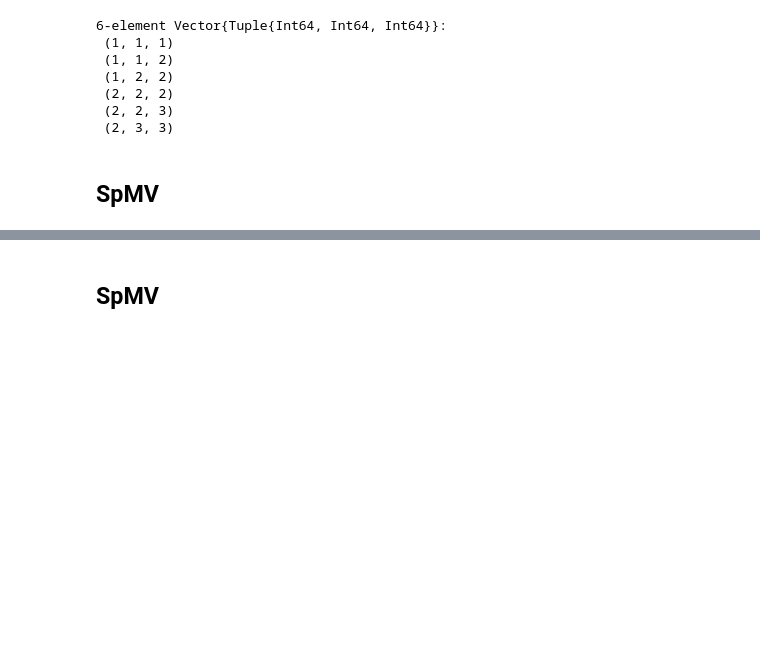
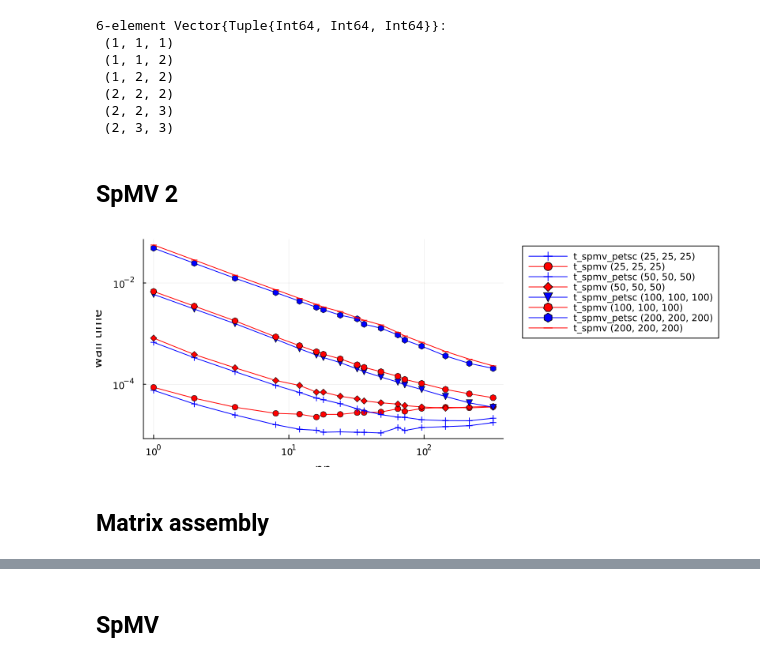
Before and after one commit to fverdugo/PartitionedArrays.jl, a Jupyter notebook: PartitionedArraysBenchmarks/analysis/analysis.ipynb, the cells around one changed output, grey strips where cells are left out. Cells and saved outputs as stored; diff of their text form; code cells hidden in the pictures; blank space fills up the shorter version.

```diff
--- a/PartitionedArraysBenchmarks/analysis/analysis.ipynb
+++ b/PartitionedArraysBenchmarks/analysis/analysis.ipynb
@@ -111,5 +120,5 @@ nodes_per_dir_3d
  (2, 2, 2)
  (2, 2, 3)
  (2, 3, 3)
-# %% [markdown]
-## SpMV
+# %% [markdown]
+## SpMV 2
@@ -115,0 +144,55 @@ nodes_per_dir_3d
+# %%
+files = readdir(path)
+files = filter(f->occursin("_results",f),files)
+dicts = map(f->load(joinpath(path,f)),files)
+dicts = filter(d->d["benchmark"]=== :benchmark_spmv_2,dicts)
+df = DataFrame(dicts)
+for k in [:t_spmv,:t_exchange,:t_spmv_petsc,:t_spmv_petsc_first,:t_mul,:t_muladd,:t_wait_consistent,:t_wait_exchange,:t_snd,:t_rcv,:t_async,:t_consistent]
+    df[!,k] = average_worker_time.(df[!,k])
+end
+df[!,:t_local] = df[!,:t_mul] .+ df[!,:t_muladd]
+#df[!,:t_spmv_min] = min_worker_time.(df[!,:t_spmv])
+#df[!,:t_spmv_max] = max_worker_time.(df[!,:t_spmv])
+#df[!,:t_spmv_total] = total_worker_time.(df[!,:t_spmv])
+#df[!,:t_spmv_petsc_min] = min_worker_time.(df[!,:t_spmv_petsc])
+#df[!,:t_spmv_petsc_max] = max_worker_time.(df[!,:t_spmv_petsc])
+#df[!,:t_spmv_petsc_total] = total_worker_time.(df[!,:t_spmv_petsc])
+sort!(df,[:np,:sample])
+#df[:,[:cells_per_dir,:parts_per_dir,:t_spmv_min,:t_spmv_petsc_min,:rel_error]]
+df;
+# %%
+colors = [:blue,:red,:green]
+xkey = :np
+ykeys = [:t_spmv_petsc,:t_spmv]#,:t_local,:t_mul,:t_muladd,:t_wait_consistent,:t_snd,:t_async,:t_consistent,:t_exchange]
+vkey = :nodes
+nkey = :cells_per_dir
+nvals = [(25,25,25),(50,50,50),(100,100,100),(200,200,200)]
+fixed = Dict()#:cores_per_dir=>cores_per_dir_3d[1])
+plt = plot(size=(800,300),xlabel=xkey,ylabel="wall time",xaxis=:log,yaxis=:log,legend=:outertopright)
+for nval in nvals
+    for ykey in ykeys
+        function take_row(row)
+            bool = row[nkey] == nval
+            for (key,val) in fixed
+                bool = bool && row[key] == val
+            end
+            bool
+        end
+        dh = filter(take_row,df)
+        sort!(dh,[vkey])
+        if length(eachrow(dh)) != 0
+           dg = groupby(dh,[xkey])
+           dh = combine(dg) do sdf
+              sdf[argmin(sdf[!,ykey]),:]
+           end
+        end
+        sort!(dh,[xkey,ykey])
+        x = dh[:,xkey]
+        y = dh[:,ykey]
+        y2 = prod.(dh[:,:cells_per_dir])./dh[:,:np]
+        plot!(x,y,label="$ykey $nval", markers=:auto,color=colors[findfirst(i->i==ykey,ykeys)])
+    end
+end
+plt
+# %% [output]
+[figure, added]
@@ -115,0 +237,2 @@ nodes_per_dir_3d
+# %% [markdown]
+## Matrix assembly
```
Also changed, not shown: parts of 14 cells of this notebook, 1 other file.
